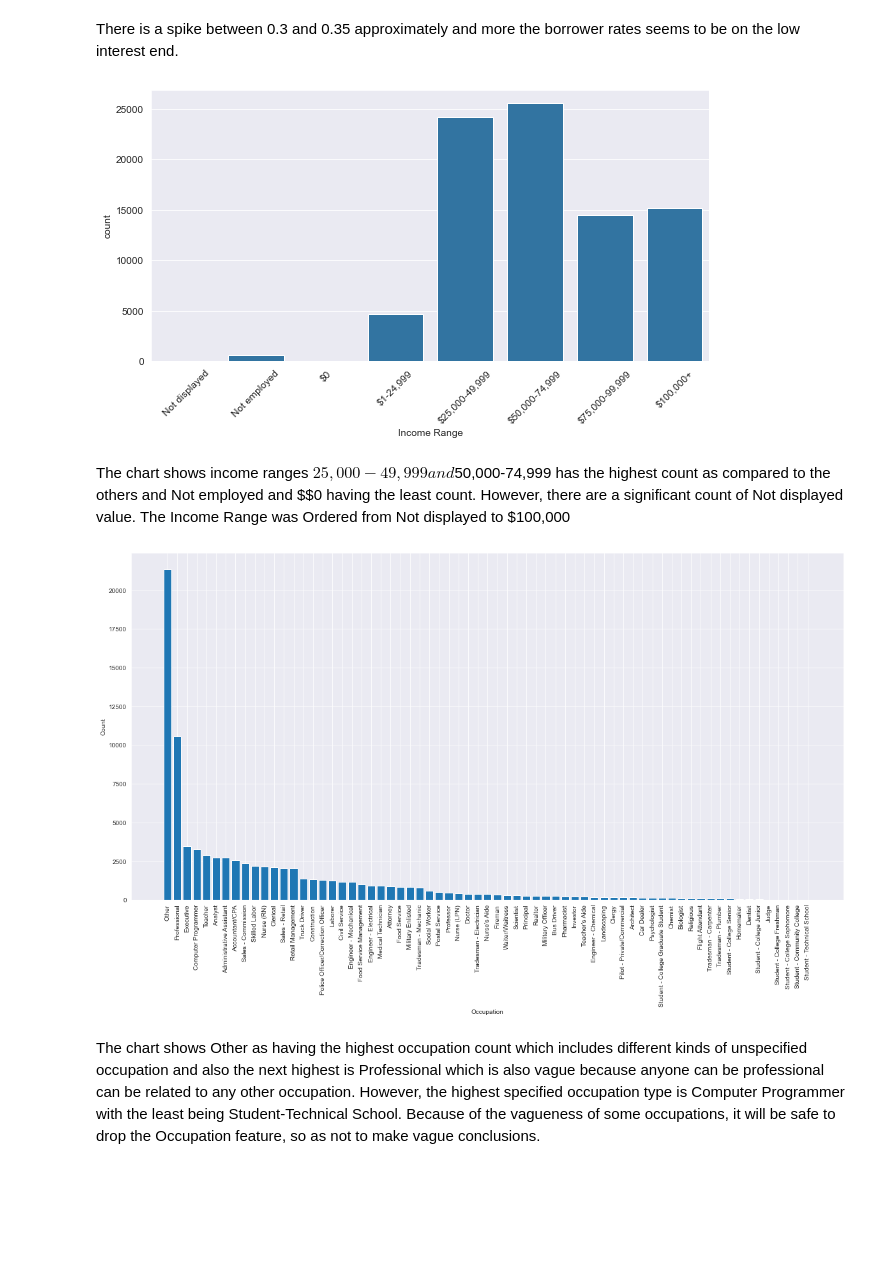
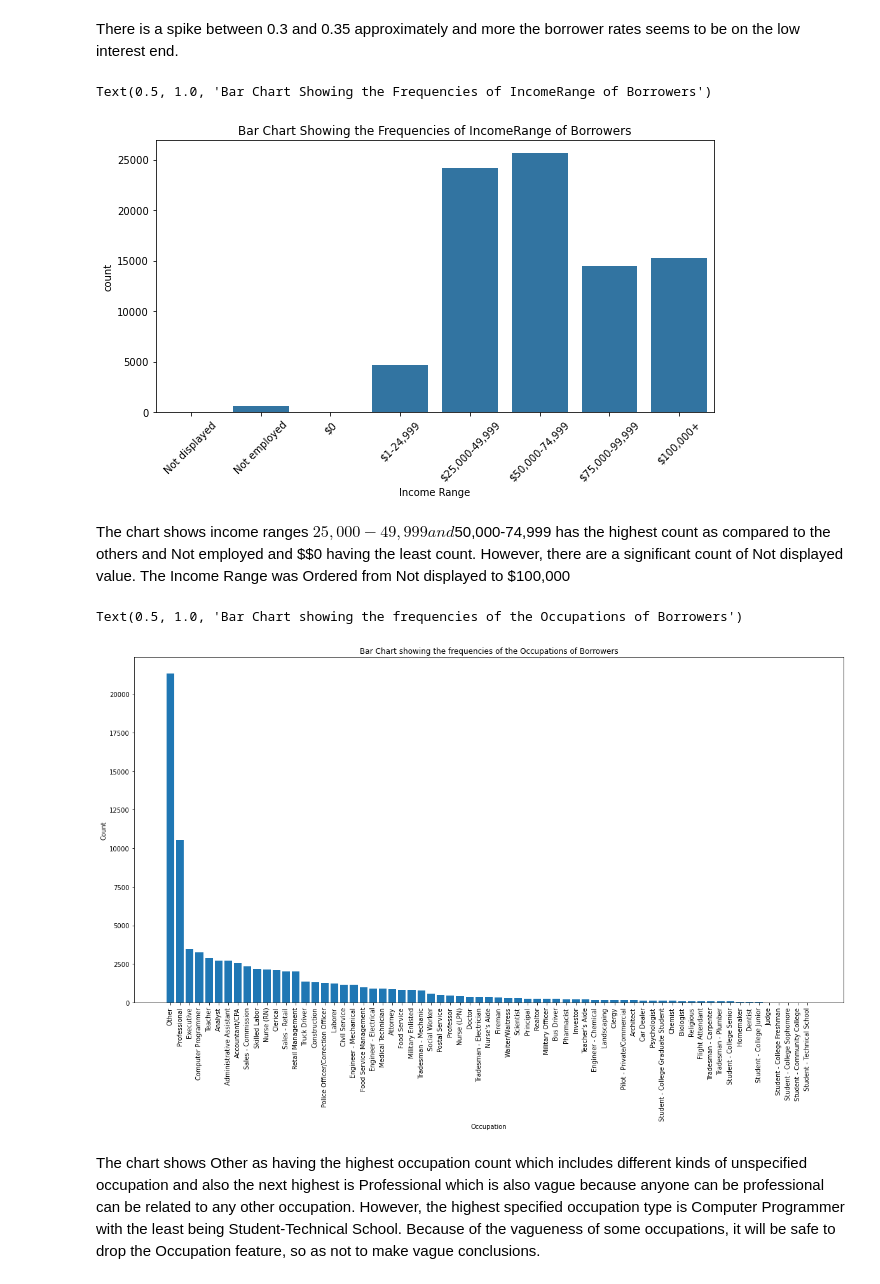
Before and after one commit to johnny177/Udacity-DAND_project3, a Jupyter notebook: Part_I_ProsperLoan_Exploration.ipynb, the cells around one changed output. Saved outputs shown, nothing was run; the diff lists cells and outputs as text; code cells hidden in the pictures; blank space fills up the shorter version.

```diff
--- a/Part_I_ProsperLoan_Exploration.ipynb
+++ b/Part_I_ProsperLoan_Exploration.ipynb
@@ -297,10 +306,12 @@ loans['IncomeRange'] = loans['IncomeRange'].astype(ordered_range)
 # %%
 plt.figure(figsize=[10,5])
 sb.countplot(data=loans, x='IncomeRange', color=base_color)
 plt.xlabel("Income Range")
 plt.xticks(rotation=45);
+plt.title("Bar Chart Showing the Frequencies of IncomeRange of Borrowers")
 # %% [output]
+Text(0.5, 1.0, 'Bar Chart Showing the Frequencies of IncomeRange of Borrowers')
-[figure, old version]
+[figure, new version]
 # %% [markdown]
 The chart shows income ranges $ 25,000 - 49,999 and $50,000-74,999 has the highest count as compared to the others and Not employed and $$0 having the least count. However, there are a significant count of Not displayed value. The Income Range was Ordered from Not displayed to $100,000
 # %%
@@ -310,8 +321,10 @@ plt.bar(data=occupations,x=occupations.index, height=occupations.values)
 plt.xlabel("Occupation")
 plt.ylabel("Count")
 plt.xticks(rotation =90);
+plt.title("Bar Chart showing the frequencies of the Occupations of Borrowers")
 # %% [output]
+Text(0.5, 1.0, 'Bar Chart showing the frequencies of the Occupations of Borrowers')
-[figure, old version]
+[figure, new version]
 # %% [markdown]
 The chart shows Other as having the highest occupation count which includes different kinds of unspecified occupation and also the next highest is Professional which is also vague because anyone can be professional can be related to any other occupation. However, the highest specified occupation type is Computer Programmer with the least being Student-Technical School. Because of the vagueness of some occupations, it will be safe to drop the Occupation feature, so as not to make vague conclusions.
 # %%
```
Also changed, not shown: parts of 40 cells of this notebook, 1 other file.
